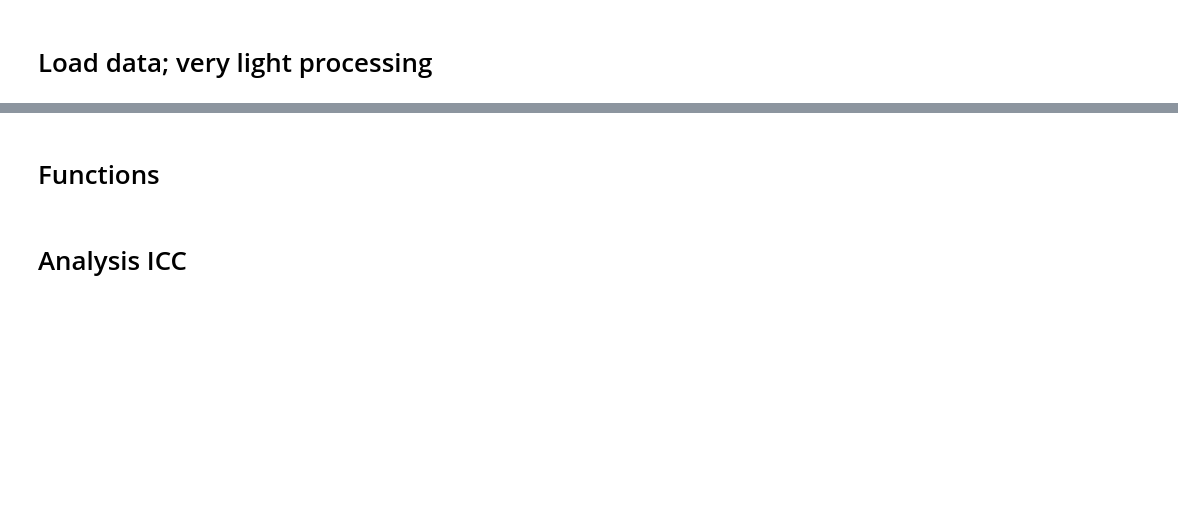
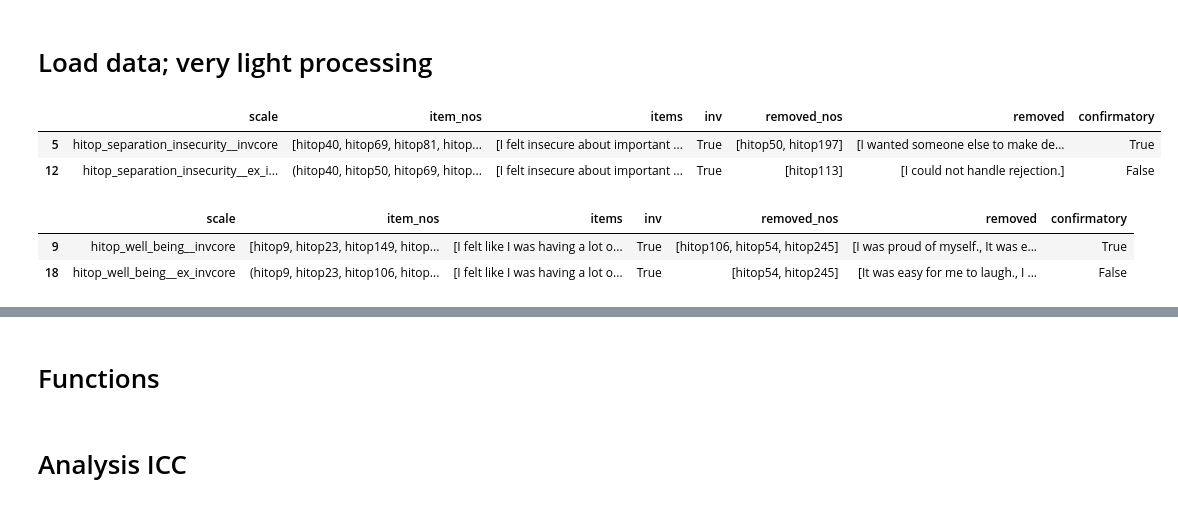
Before and after one commit to Shotgunosine/HiTOP, a Jupyter notebook: notebooks/NB_3_ICC.ipynb, the cells around one changed output, grey strips where cells are left out. Cells and saved outputs as stored; diff of their text form; code cells hidden in the pictures; blank space fills up the shorter version.

```diff
--- a/notebooks/NB_3_ICC.ipynb
+++ b/notebooks/NB_3_ICC.ipynb
@@ -75,0 +166,12 @@ data_combined = pd.concat([data_gp, data_en])
+# %%
+cores.loc[cores.scale.str.startswith('hitop_separation'), :]
+# %% [output]
+|  | scale | item_nos | items | inv | removed_nos | removed | confirmatory |
+| 5 | hitop_separation_insecurity__invcore | [hitop40, hitop69, hitop81, hitop... | [I felt insecure about important ... | True | [hitop50, hitop197] | [I wanted someone else to make de... | True |
+| 12 | hitop_separation_insecurity__ex_i... | (hitop40, hitop50, hitop69, hitop... | [I felt insecure about important ... | True | [hitop113] | [I could not handle rejection.] | False |
+# %%
+ cores.loc[cores.scale.str.startswith('hitop_well')]
+# %% [output]
+|  | scale | item_nos | items | inv | removed_nos | removed | confirmatory |
+| 9 | hitop_well_being__invcore | [hitop9, hitop23, hitop149, hitop... | [I felt like I was having a lot o... | True | [hitop106, hitop54, hitop245] | [I was proud of myself., It was e... | True |
+| 18 | hitop_well_being__ex_invcore | (hitop9, hitop23, hitop106, hitop... | [I felt like I was having a lot o... | True | [hitop54, hitop245] | [It was easy for me to laugh., I ... | False |
```
Also changed, not shown: parts of 31 cells of this notebook.
